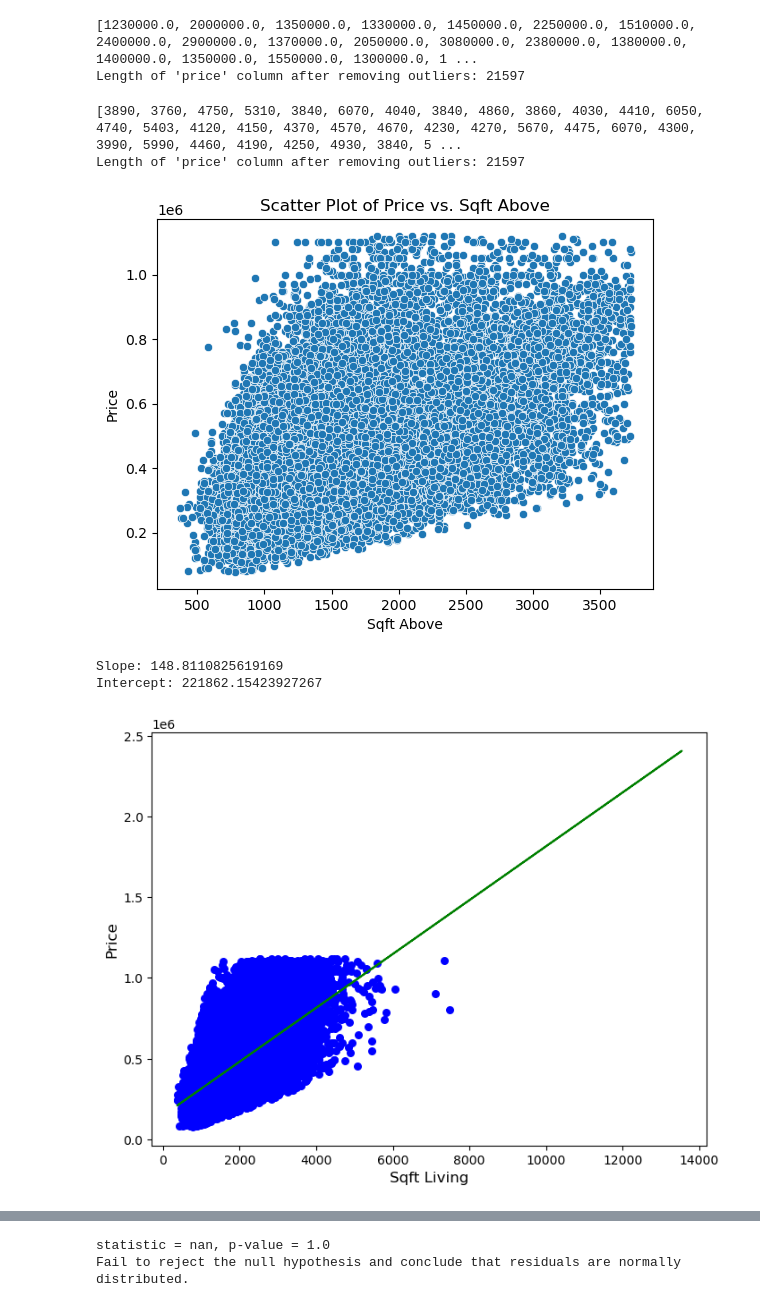
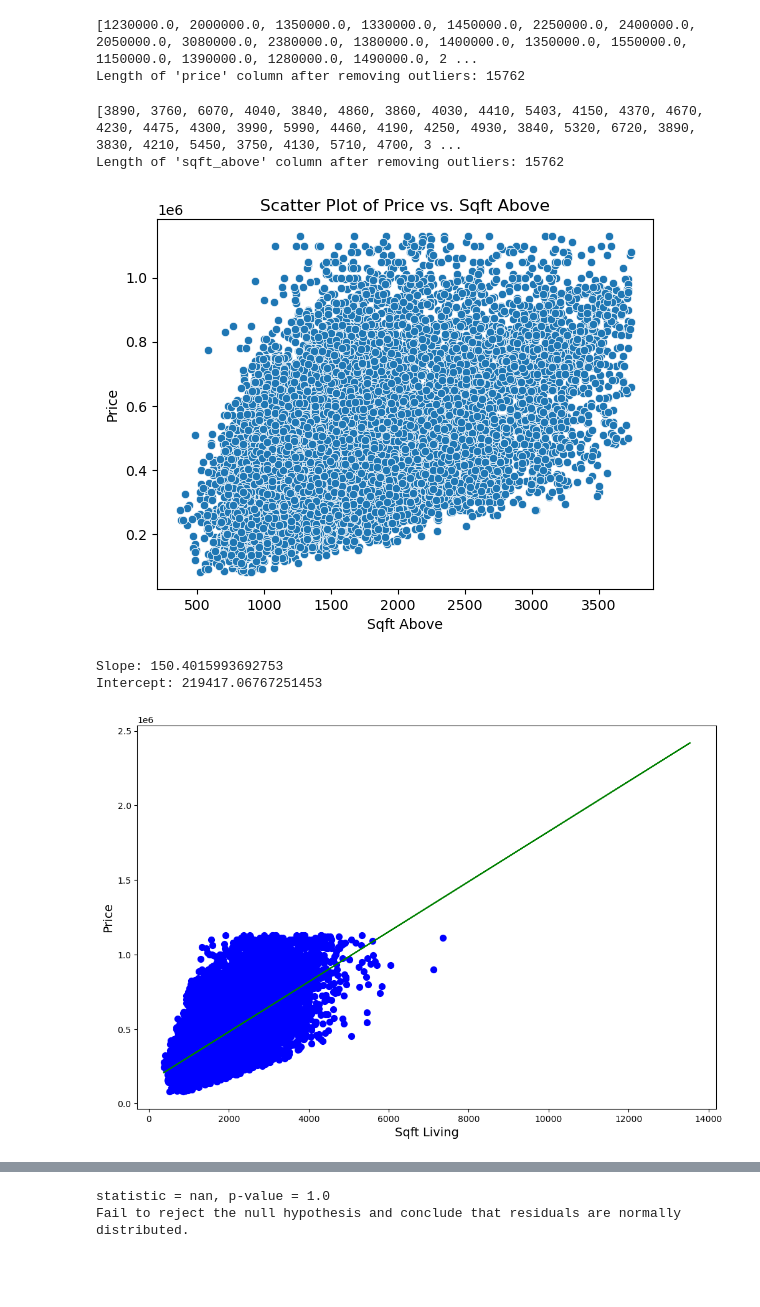
Before and after one commit to janju796/King-County-House-Analysis, a Jupyter notebook: index.ipynb, the cells around one changed output, grey strips where cells are left out. Drawn from its saved outputs; the diff is of its cells as text; code cells hidden in the pictures; blank space fills up the shorter version.

```diff
--- a/index.ipynb
+++ b/index.ipynb
@@ -27,5 +37,9 @@ data.head()
 # %%
-# Drop rows with missing values from price and sqft_above
-data["price"] = data["price"].dropna()
+# Remove rows with missing values
+data= data.dropna()
 
-data["sqft_above"] = data["sqft_above"].dropna()
+# Remove rows with infinite values
+data= data.replace([np.inf, -np.inf], np.nan).dropna()
+
+# verifying changes
+data.info()
@@ -54,8 +118,8 @@ data['price'] = data['price'][~((data['price'] < lower_bound) | (data['price'] >
 price_length = len(data['price'])
 print("Length of 'price' column after removing outliers:", price_length)
 # %% [output]
-[1230000.0, 2000000.0, 1350000.0, 1330000.0, 1450000.0, 2250000.0, 1510000.0, 2400000.0, 2900000.0, 1370000.0, 2050000.0, 3080000.0, 2380000.0, 1380000.0, 1400000.0, 1350000.0, 1550000.0, 1300000.0, 1 ...
-Length of 'price' column after removing outliers: 21597
+[1230000.0, 2000000.0, 1350000.0, 1330000.0, 1450000.0, 2250000.0, 2400000.0, 2050000.0, 3080000.0, 2380000.0, 1380000.0, 1400000.0, 1350000.0, 1550000.0, 1150000.0, 1390000.0, 1280000.0, 1490000.0, 2 ...
+Length of 'price' column after removing outliers: 15762
 # %%
 #Checking for outliers in 'sqft_living'
 # Calculate Q1 and Q3
@@ -67,7 +131,7 @@ iqr = q3 - q1
 
 # using a dynamic multiplier instead of using a fixed multiplier eg 1.5
 lower_bound = q1 - (1.5 * iqr * (len(data['sqft_above'])/(len(data['sqft_above']) + 1)))
-upper_bound = q3 + (1.5 * iqr * (len(data['sqft_living'])/(len(data['sqft_above']) + 1)))
+upper_bound = q3 + (1.5 * iqr * (len(data['sqft_above'])/(len(data['sqft_above']) + 1)))
 
 # Identify the outliers
 outliers = data['sqft_above'][(data['sqft_above'] < lower_bound) | (data['sqft_above'] > upper_bound)]
@@ -79,10 +143,10 @@ print(outliers.to_list())
 data['sqft_above'] = data['sqft_above'][~((data['sqft_above'] < lower_bound) | (data['sqft_above'] > upper_bound))]
 
 sqft_living_length = len(data['sqft_above'])
-print("Length of 'price' column after removing outliers:", sqft_living_length )
+print("Length of 'sqft_above' column after removing outliers:", sqft_living_length )
 # %% [output]
-[3890, 3760, 4750, 5310, 3840, 6070, 4040, 3840, 4860, 3860, 4030, 4410, 6050, 4740, 5403, 4120, 4150, 4370, 4570, 4670, 4230, 4270, 5670, 4475, 6070, 4300, 3990, 5990, 4460, 4190, 4250, 4930, 3840, 5 ...
-Length of 'price' column after removing outliers: 21597
+[3890, 3760, 6070, 4040, 3840, 4860, 3860, 4030, 4410, 5403, 4150, 4370, 4670, 4230, 4475, 4300, 3990, 5990, 4460, 4190, 4250, 4930, 3840, 5320, 6720, 3890, 3830, 4210, 5450, 3750, 4130, 5710, 4700, 3 ...
+Length of 'sqft_above' column after removing outliers: 15762
 # %%
 # Checking for linearity
 # Create scatter plot
@@ -92,7 +156,7 @@ plt.ylabel('Price')
 plt.title('Scatter Plot of Price vs. Sqft Above')
 plt.show()
 # %% [output]
-[figure, old version]
+[figure, new version]
 # %%
 
 
@@ -127,33 +191,21 @@ slope, intercept = find_slope_intercept(data["sqft_above"], data["price"])
 print("Slope:", slope)
 print("Intercept:", intercept)
 # %% [output]
-Slope: 148.8110825619169
-Intercept: 221862.15423927267
+Slope: 150.4015993692753
+Intercept: 219417.06767251453
 # %%
-
 # Plot linear regression line
 def plot_regression_line(X, y, b):
-    """Simple function that draws the regression line"""
-    # plot using a scatter plot
-    fig, ax = plt.subplots(figsize=(8, 6))
-
-    plt.scatter(X, y, color="b", s=30)
-
-    # predict dependent variable
+    fig, ax = plt.subplots(figsize=(12, 8))
+    plt.scatter(X, y, color="b", s=50)
     y_pred = b[1] + b[0] * X
-
-    # plot regression line
     plt.plot(X, y_pred, color='g')
-
-    # label
-    plt.xlabel("Sqft Living", fontsize=12)
-    plt.ylabel("Price", fontsize=12)
-
+    plt.xlabel("Sqft Living", fontsize=14)
+    plt.ylabel("Price", fontsize=14)
     plt.show()
 
-# Call the function with 'sqft_living' as X, 'price' as y, and the slope-intercept values 'b'
 b = find_slope_intercept(data["sqft_living"], data["price"])
 plot_regression_line(data["sqft_living"], data["price"], b)
 # %% [output]
-[figure, old version]
+[figure, new version]
 # %%
```
Also changed, not shown: parts of 18 cells of this notebook, 1 other file.
